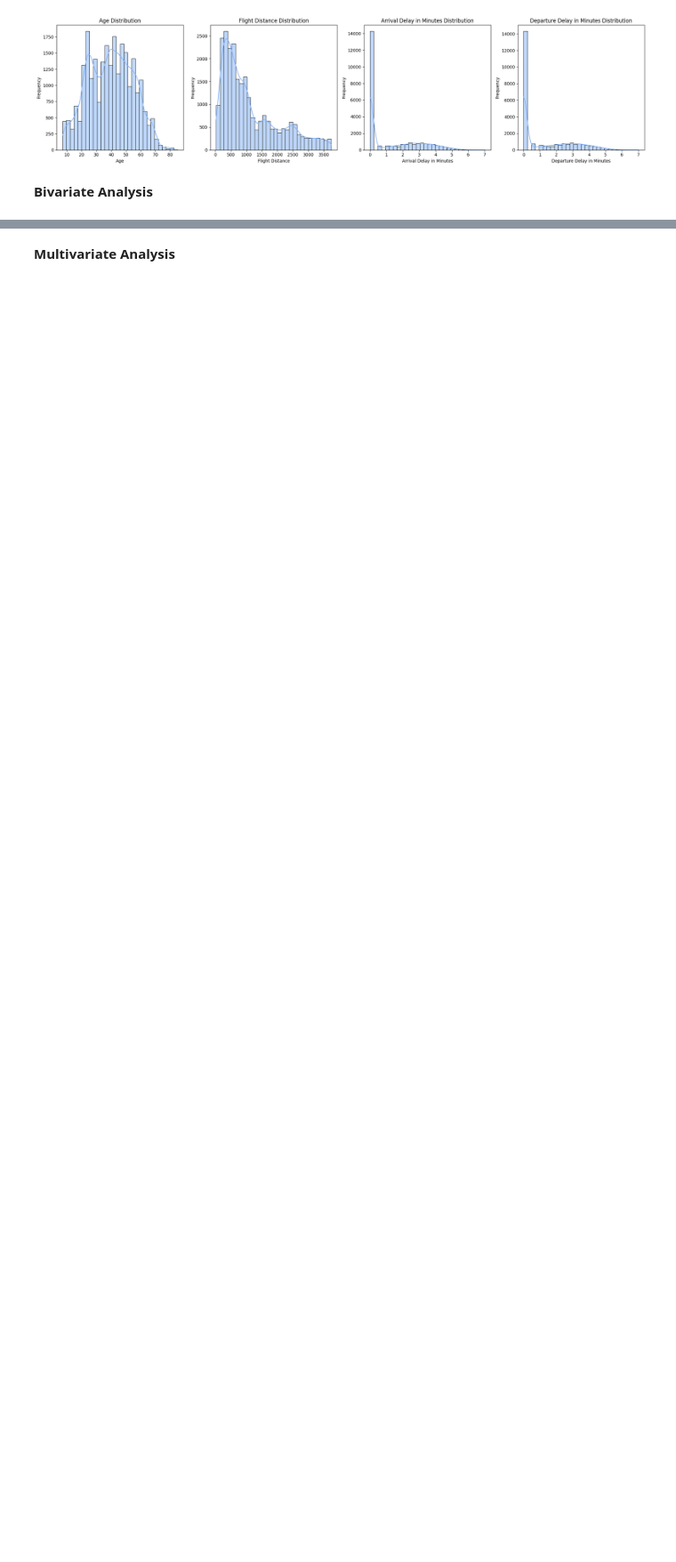
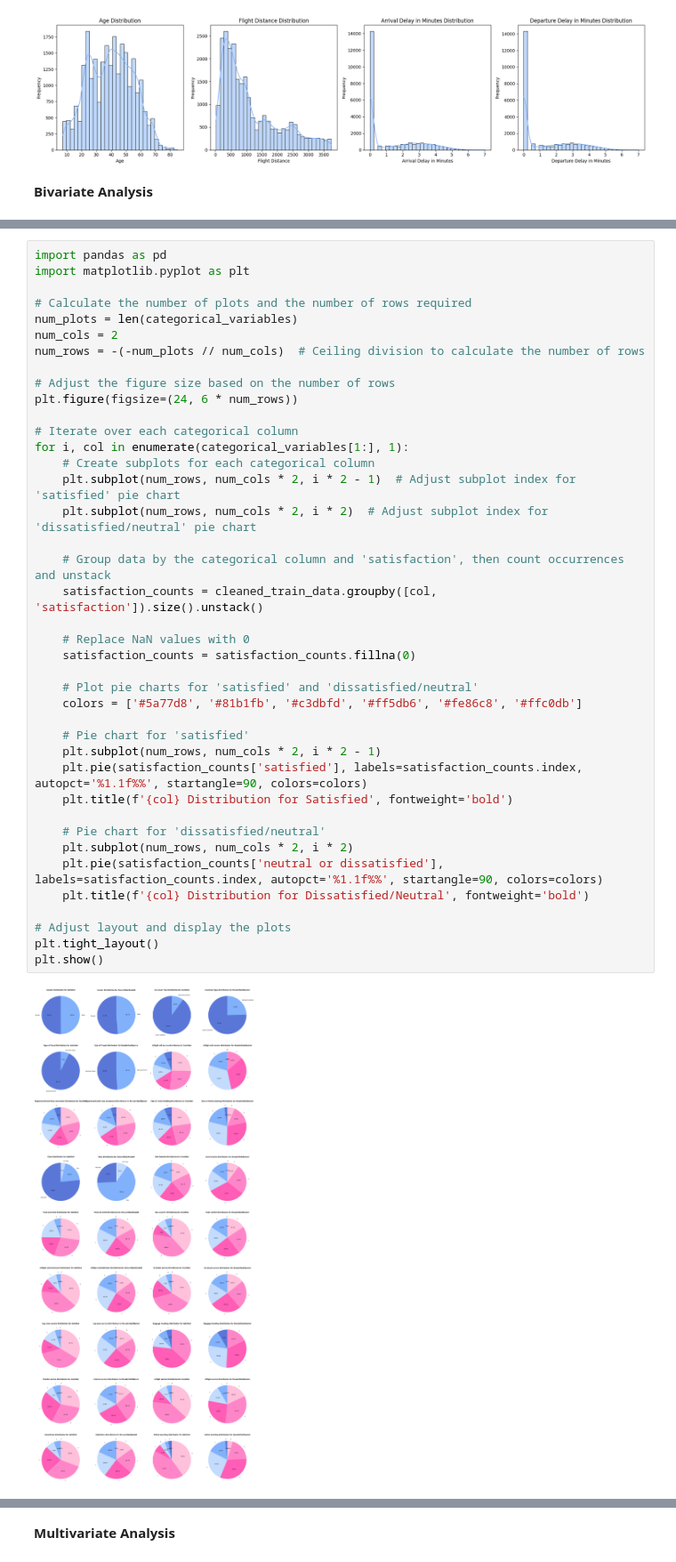
Before and after one commit to hebaashraf21/Airline_Passenger_Satisfaction_Prediction, a Jupyter notebook: code/eda.ipynb, the cells around one changed output, grey strips where cells are left out. Shown at 89% size. Cells and saved outputs as stored; diff of their text form; blank space fills up the shorter version.

```diff
--- a/code/eda.ipynb
+++ b/code/eda.ipynb
@@ -351,3 +377,45 @@ plt.show()
+# %%
+import pandas as pd
+import matplotlib.pyplot as plt
+
+# Calculate the number of plots and the number of rows required
+num_plots = len(categorical_variables)
+num_cols = 2
+num_rows = -(-num_plots // num_cols)  # Ceiling division to calculate the number of rows
+
+# Adjust the figure size based on the number of rows
+plt.figure(figsize=(24, 6 * num_rows))
+
+# Iterate over each categorical column
+for i, col in enumerate(categorical_variables[1:], 1):
+    # Create subplots for each categorical column
+    plt.subplot(num_rows, num_cols * 2, i * 2 - 1)  # Adjust subplot index for 'satisfied' pie chart
+    plt.subplot(num_rows, num_cols * 2, i * 2)  # Adjust subplot index for 'dissatisfied/neutral' pie chart
+
+    # Group data by the categorical column and 'satisfaction', then count occurrences and unstack
+    satisfaction_counts = cleaned_train_data.groupby([col, 'satisfaction']).size().unstack()
+
+    # Replace NaN values with 0
+    satisfaction_counts = satisfaction_counts.fillna(0)
+
+    # Plot pie charts for 'satisfied' and 'dissatisfied/neutral'
+    colors = ['#5a77d8', '#81b1fb', '#c3dbfd', '#ff5db6', '#fe86c8', '#ffc0db']
+
+    # Pie chart for 'satisfied'
+    plt.subplot(num_rows, num_cols * 2, i * 2 - 1)
+    plt.pie(satisfaction_counts['satisfied'], labels=satisfaction_counts.index, autopct='%1.1f%%', startangle=90, colors=colors)
+    plt.title(f'{col} Distribution for Satisfied', fontweight='bold')
+
+    # Pie chart for 'dissatisfied/neutral'
+    plt.subplot(num_rows, num_cols * 2, i * 2)
+    plt.pie(satisfaction_counts['neutral or dissatisfied'], labels=satisfaction_counts.index, autopct='%1.1f%%', startangle=90, colors=colors)
+    plt.title(f'{col} Distribution for Dissatisfied/Neutral', fontweight='bold')
+
+# Adjust layout and display the plots
+plt.tight_layout()
+plt.show()
+# %% [output]
+[figure, added]
 # %%
 # Continuous histograms for numerical columns showing distribution of satisfaction
 plt.figure(figsize=(16, 12))
```
Also changed, not shown: parts of 13 cells of this notebook.
